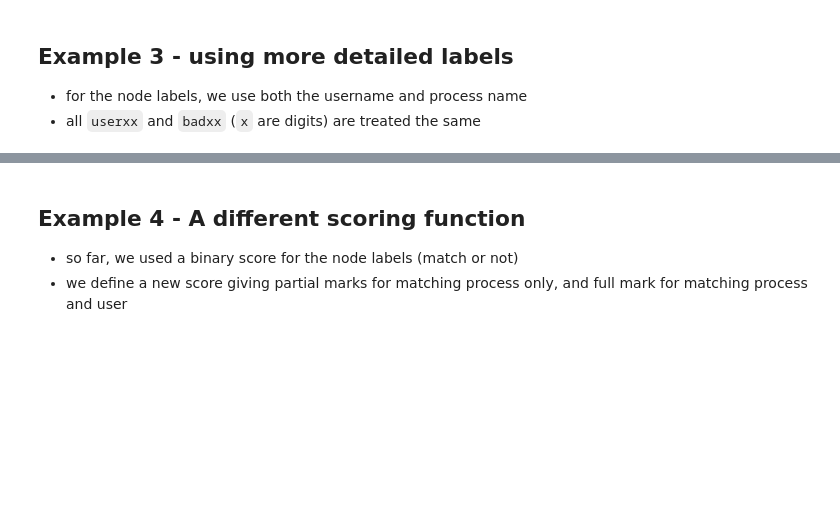
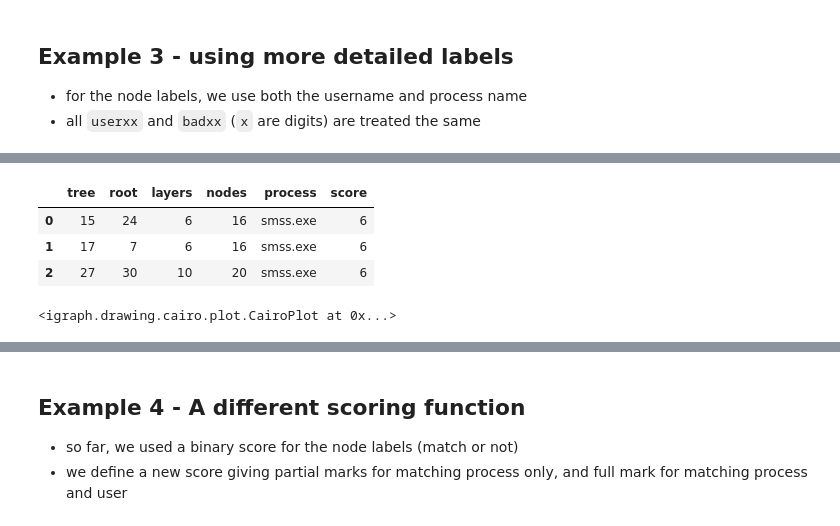
Before and after one commit to ftheberge/Matching_Experiments, a Jupyter notebook: ACME4/process_trees_eda.ipynb, the cells around one changed output, grey strips where cells are left out. Saved outputs shown, nothing was run; the diff lists cells and outputs as text; code cells hidden in the pictures; blank space fills up the shorter version.

```diff
--- a/ACME4/process_trees_eda.ipynb
+++ b/ACME4/process_trees_eda.ipynb
@@ -202,5 +299,5 @@ We build bag of features made up of every process in the tree, by concatenating
 * counter (useful to consider multiple occurrences of the same process at the same layer)
 # %%
 ## same tree from previous table (16 nodes and 6 layers, no baduser)
-sg = pt.get_bfs_subtree(Trees, 29, 24)
+sg = pt.get_bfs_subtree(Trees, 15, 24)
 pt.subtree_features(sg)
@@ -385,7 +549,7 @@ ig.plot(sg2,
 import re
 
 ## pick the same base tree from previous example -- 16 nodes 6 layers 7 badusers ratio==0.25
-tree = 28
+tree = 14
 root = 201
 sg1 = pt.get_bfs_subtree(Trees, tree, root) ## sub-tree above with required DFS labelling
 sg1.vs['newlabel'] = [re.sub(r'user\d+::','user::',x) for x in sg1.vs['label']]
@@ -414,3 +578,4 @@ for i in range(len(T)):
                 Results.append([T[i],R[i],L[i],sg2.vcount(),sg2.vs[0]['process'],int(score)])
 results_df = pd.DataFrame(Results, columns=['tree','root','layers','nodes','process','score'])
 results_df.sort_values(by='nodes')
+# %% [output]
@@ -417,6 +584,10 @@ results_df.sort_values(by='nodes')
+|  | tree | root | layers | nodes | process | score |
+| 0 | 15 | 24 | 6 | 16 | smss.exe | 6 |
+| 1 | 17 | 7 | 6 | 16 | smss.exe | 6 |
+| 2 | 27 | 30 | 10 | 20 | smss.exe | 6 |
 # %%
 ## pick one of the top hits and visualize common path -- (20 nodes, 10 layers)
-tree = 41
+tree = 27
 root = 30
 sg2 = pt.get_bfs_subtree(Trees, tree, root)
 sg2.vs['newlabel'] = [re.sub(r'user\d+::','user::',x) for x in sg2.vs['label']]
@@ -437,6 +608,8 @@ ig.plot(sg1, bbox=(1200,600), layout=sg1['ly'], margin=100,
         vertex_label=sg1.vs['label'],
         vertex_label_size=sg1.vs['vertex_label_size'],
         edge_color='lightgrey', edge_arrow_size=0)
+# %% [output]
+<igraph.drawing.cairo.plot.CairoPlot at 0x...>
 # %%
 ## plot top scoring tree
 path = [int(x[1]) for x in paths]
```
Also changed, not shown: parts of 45 cells of this notebook, 7 other files.
